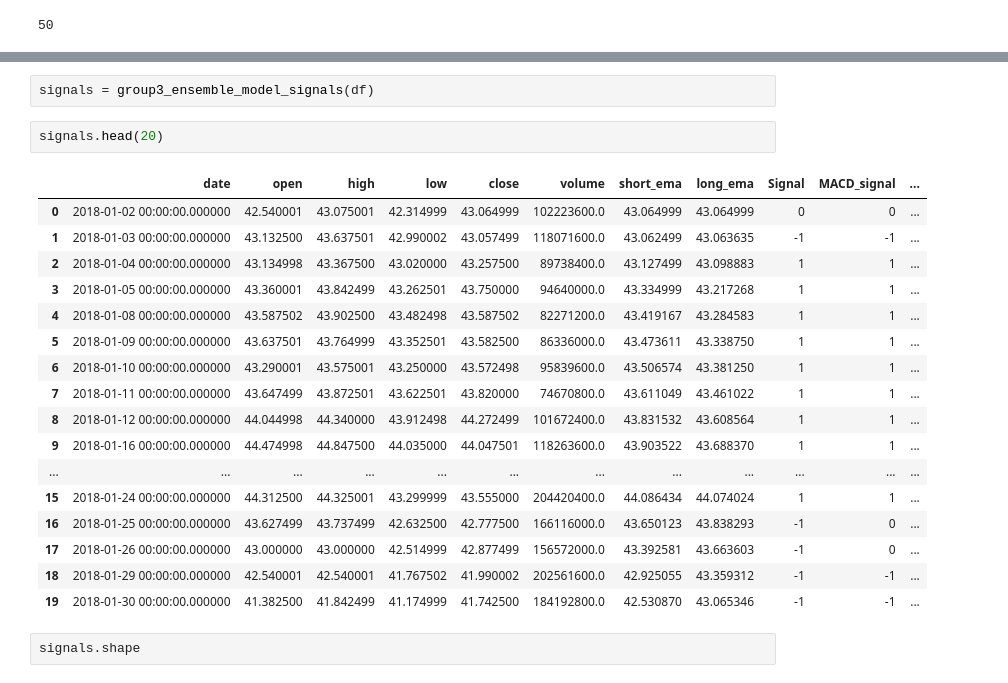
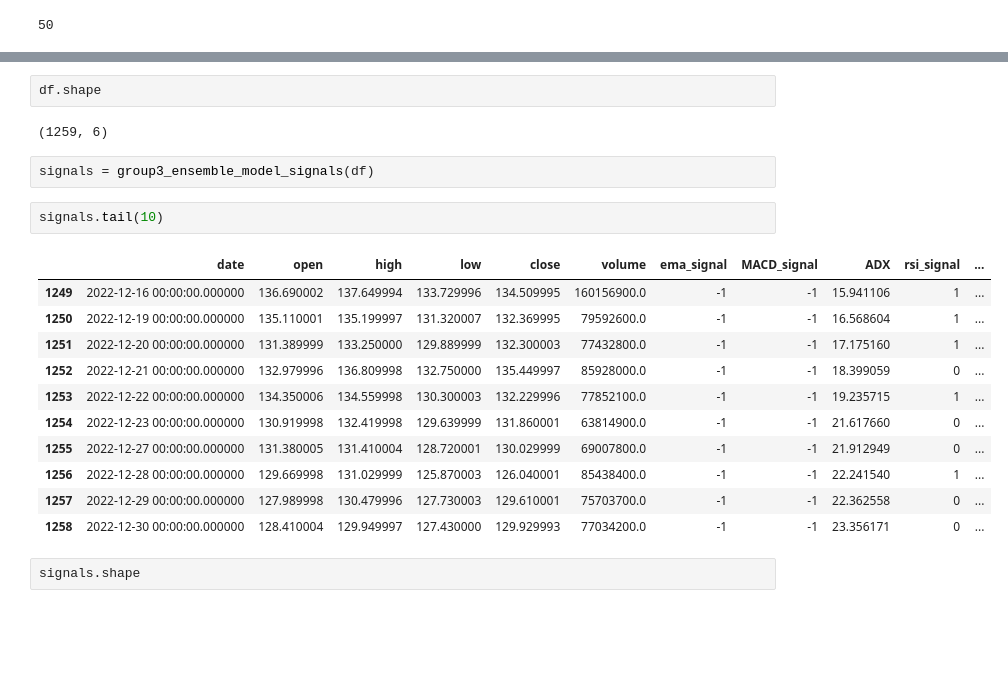
Before and after one commit to Faysal-Sohan/ensemble-trading-strategy, a Jupyter notebook: modules/ensemble_strategy2.ipynb, the cells around one changed output, grey strips where cells are left out. Cells and saved outputs as stored; diff of their text form; blank space fills up the shorter version.

```diff
--- a/modules/ensemble_strategy2.ipynb
+++ b/modules/ensemble_strategy2.ipynb
@@ -54,25 +51,23 @@ df.head()
+# %%
+df.shape
+# %% [output]
+(1259, 6)
 # %%
 signals = group3_ensemble_model_signals(df)
-# %%
-signals.head(20)
-# %% [output]
-|  | date | open | high | low | close | volume | short_ema | long_ema | Signal | MACD_signal | ... |
-| 0 | 2018-01-02 00:00:00.000000 | 42.540001 | 43.075001 | 42.314999 | 43.064999 | 102223600.0 | 43.064999 | 43.064999 | 0 | 0 | ... |
-| 1 | 2018-01-03 00:00:00.000000 | 43.132500 | 43.637501 | 42.990002 | 43.057499 | 118071600.0 | 43.062499 | 43.063635 | -1 | -1 | ... |
-| 2 | 2018-01-04 00:00:00.000000 | 43.134998 | 43.367500 | 43.020000 | 43.257500 | 89738400.0 | 43.127499 | 43.098883 | 1 | 1 | ... |
-| 3 | 2018-01-05 00:00:00.000000 | 43.360001 | 43.842499 | 43.262501 | 43.750000 | 94640000.0 | 43.334999 | 43.217268 | 1 | 1 | ... |
-| 4 | 2018-01-08 00:00:00.000000 | 43.587502 | 43.902500 | 43.482498 | 43.587502 | 82271200.0 | 43.419167 | 43.284583 | 1 | 1 | ... |
-| 5 | 2018-01-09 00:00:00.000000 | 43.637501 | 43.764999 | 43.352501 | 43.582500 | 86336000.0 | 43.473611 | 43.338750 | 1 | 1 | ... |
-| 6 | 2018-01-10 00:00:00.000000 | 43.290001 | 43.575001 | 43.250000 | 43.572498 | 95839600.0 | 43.506574 | 43.381250 | 1 | 1 | ... |
-| 7 | 2018-01-11 00:00:00.000000 | 43.647499 | 43.872501 | 43.622501 | 43.820000 | 74670800.0 | 43.611049 | 43.461022 | 1 | 1 | ... |
-| 8 | 2018-01-12 00:00:00.000000 | 44.044998 | 44.340000 | 43.912498 | 44.272499 | 101672400.0 | 43.831532 | 43.608564 | 1 | 1 | ... |
-| 9 | 2018-01-16 00:00:00.000000 | 44.474998 | 44.847500 | 44.035000 | 44.047501 | 118263600.0 | 43.903522 | 43.688370 | 1 | 1 | ... |
-| ... | ... | ... | ... | ... | ... | ... | ... | ... | ... | ... | ... |
-| 15 | 2018-01-24 00:00:00.000000 | 44.312500 | 44.325001 | 43.299999 | 43.555000 | 204420400.0 | 44.086434 | 44.074024 | 1 | 1 | ... |
-| 16 | 2018-01-25 00:00:00.000000 | 43.627499 | 43.737499 | 42.632500 | 42.777500 | 166116000.0 | 43.650123 | 43.838293 | -1 | 0 | ... |
-| 17 | 2018-01-26 00:00:00.000000 | 43.000000 | 43.000000 | 42.514999 | 42.877499 | 156572000.0 | 43.392581 | 43.663603 | -1 | 0 | ... |
-| 18 | 2018-01-29 00:00:00.000000 | 42.540001 | 42.540001 | 41.767502 | 41.990002 | 202561600.0 | 42.925055 | 43.359312 | -1 | -1 | ... |
-| 19 | 2018-01-30 00:00:00.000000 | 41.382500 | 41.842499 | 41.174999 | 41.742500 | 184192800.0 | 42.530870 | 43.065346 | -1 | -1 | ... |
+# %%
+signals.tail(10)
+# %% [output]
+|  | date | open | high | low | close | volume | ema_signal | MACD_signal | ADX | rsi_signal | ... |
+| 1249 | 2022-12-16 00:00:00.000000 | 136.690002 | 137.649994 | 133.729996 | 134.509995 | 160156900.0 | -1 | -1 | 15.941106 | 1 | ... |
+| 1250 | 2022-12-19 00:00:00.000000 | 135.110001 | 135.199997 | 131.320007 | 132.369995 | 79592600.0 | -1 | -1 | 16.568604 | 1 | ... |
+| 1251 | 2022-12-20 00:00:00.000000 | 131.389999 | 133.250000 | 129.889999 | 132.300003 | 77432800.0 | -1 | -1 | 17.175160 | 1 | ... |
+| 1252 | 2022-12-21 00:00:00.000000 | 132.979996 | 136.809998 | 132.750000 | 135.449997 | 85928000.0 | -1 | -1 | 18.399059 | 0 | ... |
+| 1253 | 2022-12-22 00:00:00.000000 | 134.350006 | 134.559998 | 130.300003 | 132.229996 | 77852100.0 | -1 | -1 | 19.235715 | 1 | ... |
+| 1254 | 2022-12-23 00:00:00.000000 | 130.919998 | 132.419998 | 129.639999 | 131.860001 | 63814900.0 | -1 | -1 | 21.617660 | 0 | ... |
+| 1255 | 2022-12-27 00:00:00.000000 | 131.380005 | 131.410004 | 128.720001 | 130.029999 | 69007800.0 | -1 | -1 | 21.912949 | 0 | ... |
+| 1256 | 2022-12-28 00:00:00.000000 | 129.669998 | 131.029999 | 125.870003 | 126.040001 | 85438400.0 | -1 | -1 | 22.241540 | 1 | ... |
+| 1257 | 2022-12-29 00:00:00.000000 | 127.989998 | 130.479996 | 127.730003 | 129.610001 | 75703700.0 | -1 | -1 | 22.362558 | 0 | ... |
+| 1258 | 2022-12-30 00:00:00.000000 | 128.410004 | 129.949997 | 127.430000 | 129.929993 | 77034200.0 | -1 | -1 | 23.356171 | 0 | ... |
 # %%
 signals.shape
 # %% [output]
```
Also changed, not shown: parts of 14 cells of this notebook, 10 other files.
